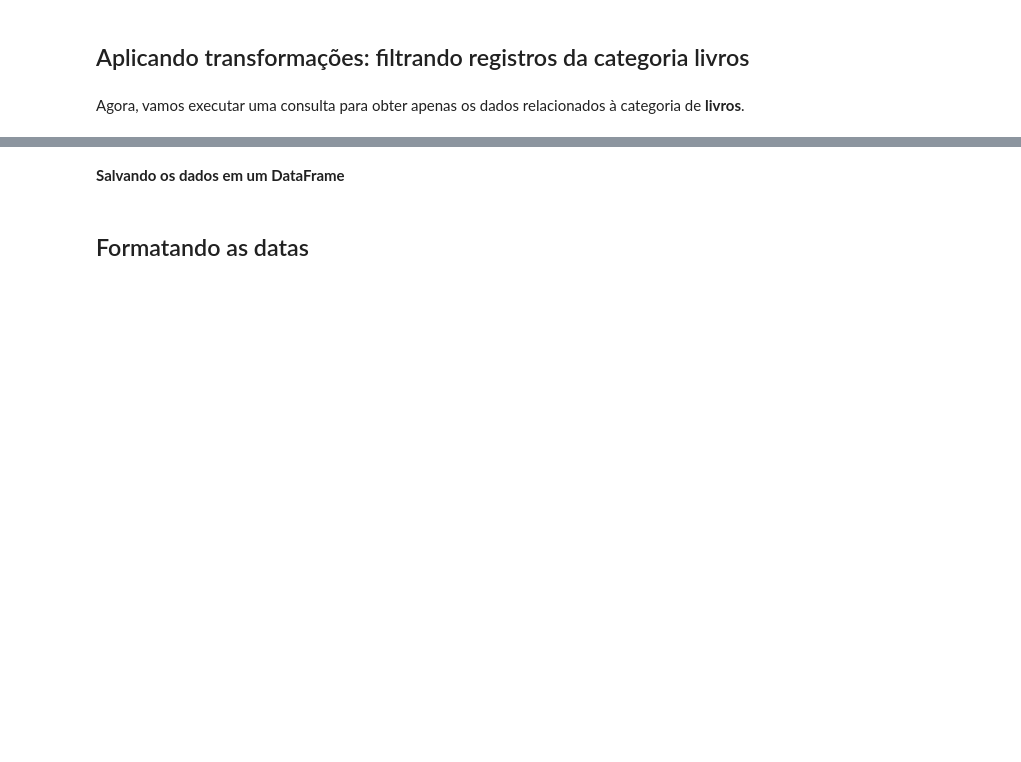
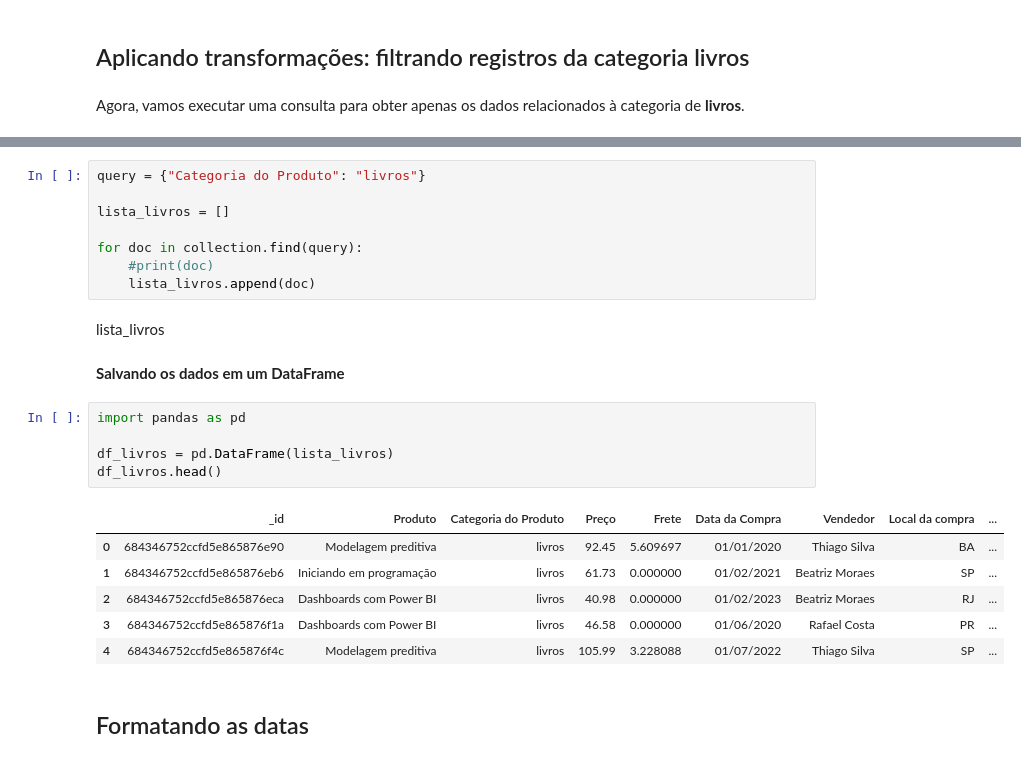
Before and after one commit to gloriiakang/pipeline-python-mongo-mysql, a Jupyter notebook: notebooks/transform_data.ipynb, the cells around one changed output, grey strips where cells are left out. Cells and saved outputs as stored; diff of their text form; blank space fills up the shorter version.

```diff
--- a/notebooks/transform_data.ipynb
+++ b/notebooks/transform_data.ipynb
@@ -72,5 +83,27 @@ Agora, vamos executar uma consulta para obter apenas os dados relacionados à ca
+# %%
+query = {"Categoria do Produto": "livros"}
+
+lista_livros = []
+
+for doc in collection.find(query):
+    #print(doc)
+    lista_livros.append(doc)
+# %% [markdown]
+lista_livros
 # %% [markdown]
 **Salvando os dados em um DataFrame**
+# %%
+import pandas as pd
+
+df_livros = pd.DataFrame(lista_livros)
+df_livros.head()
+# %% [output]
+|  | _id | Produto | Categoria do Produto | Preço | Frete | Data da Compra | Vendedor | Local da compra | ... |
+| 0 | 684346752ccfd5e865876e90 | Modelagem preditiva | livros | 92.45 | 5.609697 | 01/01/2020 | Thiago Silva | BA | ... |
+| 1 | 684346752ccfd5e865876eb6 | Iniciando em programação | livros | 61.73 | 0.000000 | 01/02/2021 | Beatriz Moraes | SP | ... |
+| 2 | 684346752ccfd5e865876eca | Dashboards com Power BI | livros | 40.98 | 0.000000 | 01/02/2023 | Beatriz Moraes | RJ | ... |
+| 3 | 684346752ccfd5e865876f1a | Dashboards com Power BI | livros | 46.58 | 0.000000 | 01/06/2020 | Rafael Costa | PR | ... |
+| 4 | 684346752ccfd5e865876f4c | Modelagem preditiva | livros | 105.99 | 3.228088 | 01/07/2022 | Thiago Silva | SP | ... |
 # %% [markdown]
 ## Formatando as datas
 # %% [markdown]
```
Also changed, not shown: parts of 6 cells of this notebook, 1 other file.
